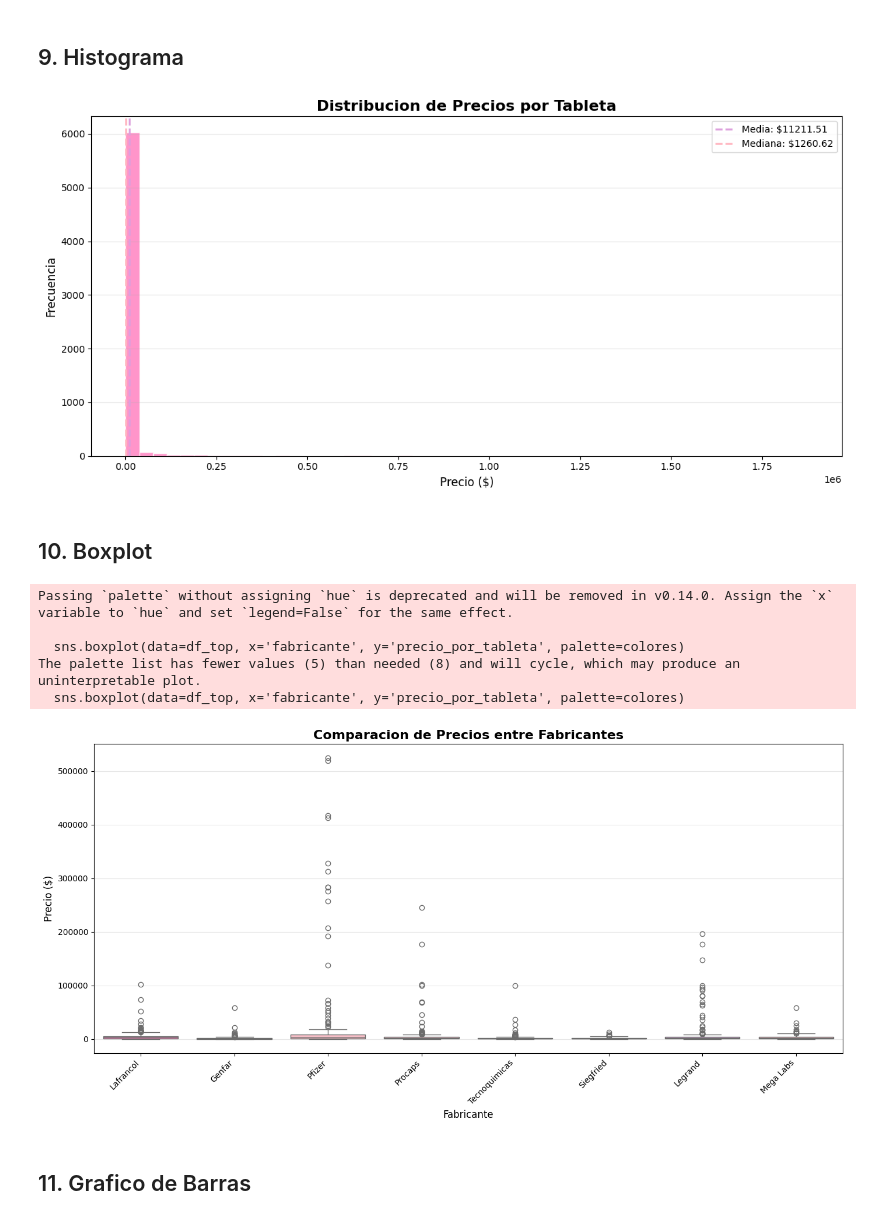
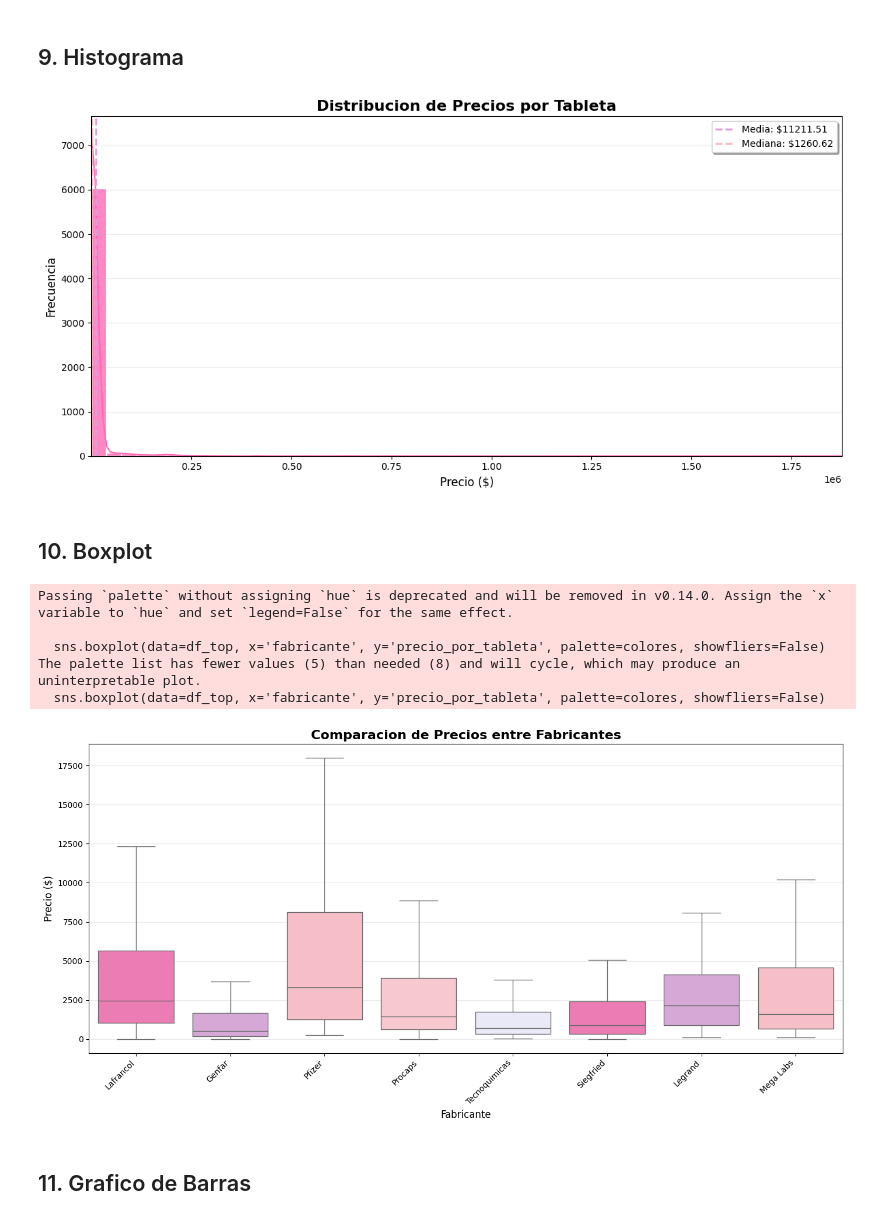
Before and after one commit to malalejaf/Quintero_Sofia_Fernandez_Maria, a Jupyter notebook: notebooks/03-analisis-visualizaciones.ipynb, the cells around one changed output. Cells and saved outputs as stored; diff of their text form; code cells hidden in the pictures.

```diff
--- a/notebooks/03-analisis-visualizaciones.ipynb
+++ b/notebooks/03-analisis-visualizaciones.ipynb
@@ -181,40 +181,41 @@ numerofactor                     0.046         1.000
 ## 9. Histograma
 # %%
 plt.figure(figsize=(12, 6))
-plt.hist(df['precio_por_tableta'], bins=50, color='#FF69B4', edgecolor='white', alpha=0.7)
+sns.histplot(df['precio_por_tableta'], bins=50, color='#FF69B4', kde=True, edgecolor='white', alpha=0.8)
 plt.axvline(media, color='#DDA0DD', linestyle='--', linewidth=2, label=f'Media: ${media:.2f}')
 plt.axvline(mediana, color='#FFB6C1', linestyle='--', linewidth=2, label=f'Mediana: ${mediana:.2f}')
 plt.title('Distribucion de Precios por Tableta', fontsize=16, fontweight='bold')
 plt.xlabel('Precio ($)', fontsize=12)
 plt.ylabel('Frecuencia', fontsize=12)
-plt.legend()
-plt.grid(axis='y', alpha=0.3)
+plt.legend(frameon=True, shadow=True)
+plt.grid(axis='y', alpha=0.25)
+plt.gca().margins(x=0)
 plt.tight_layout()
 plt.show()
 # %% [output]
-[figure, old version]
+[figure, new version]
 # %% [markdown]
 ## 10. Boxplot
 # %%
 top_8_fab = df['fabricante'].value_counts().head(8).index
 df_top = df[df['fabricante'].isin(top_8_fab)]
 
 plt.figure(figsize=(14, 7))
-sns.boxplot(data=df_top, x='fabricante', y='precio_por_tableta', palette=colores)
+sns.boxplot(data=df_top, x='fabricante', y='precio_por_tableta', palette=colores, showfliers=False)
 plt.title('Comparacion de Precios entre Fabricantes', fontsize=16, fontweight='bold')
 plt.xlabel('Fabricante', fontsize=12)
 plt.ylabel('Precio ($)', fontsize=12)
 plt.xticks(rotation=45, ha='right')
-plt.grid(axis='y', alpha=0.3)
+plt.grid(axis='y', alpha=0.25)
 plt.tight_layout()
 plt.show()
 # %% [output]
 Passing `palette` without assigning `hue` is deprecated and will be removed in v0.14.0. Assign the `x` variable to `hue` and set `legend=False` for the same effect.
 
-  sns.boxplot(data=df_top, x='fabricante', y='precio_por_tableta', palette=colores)
+  sns.boxplot(data=df_top, x='fabricante', y='precio_por_tableta', palette=colores, showfliers=False)
 The palette list has fewer values (5) than needed (8) and will cycle, which may produce an uninterpretable plot.
-  sns.boxplot(data=df_top, x='fabricante', y='precio_por_tableta', palette=colores)
+  sns.boxplot(data=df_top, x='fabricante', y='precio_por_tableta', palette=colores, showfliers=False)
-[figure, old version]
+[figure, new version]
 # %% [markdown]
 ## 11. Grafico de Barras
 # %%
```
Also changed, not shown: parts of 6 cells of this notebook, 3 other files.
